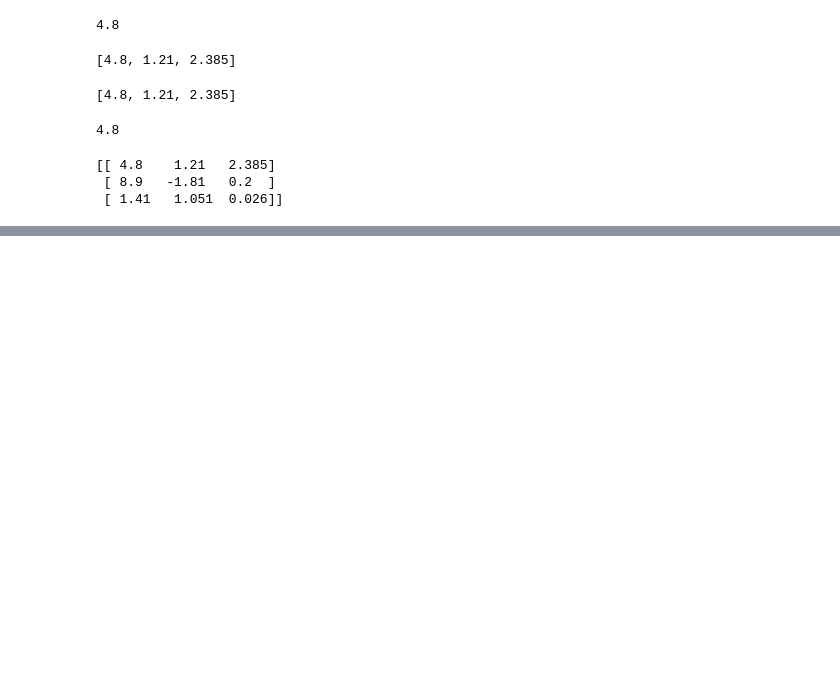
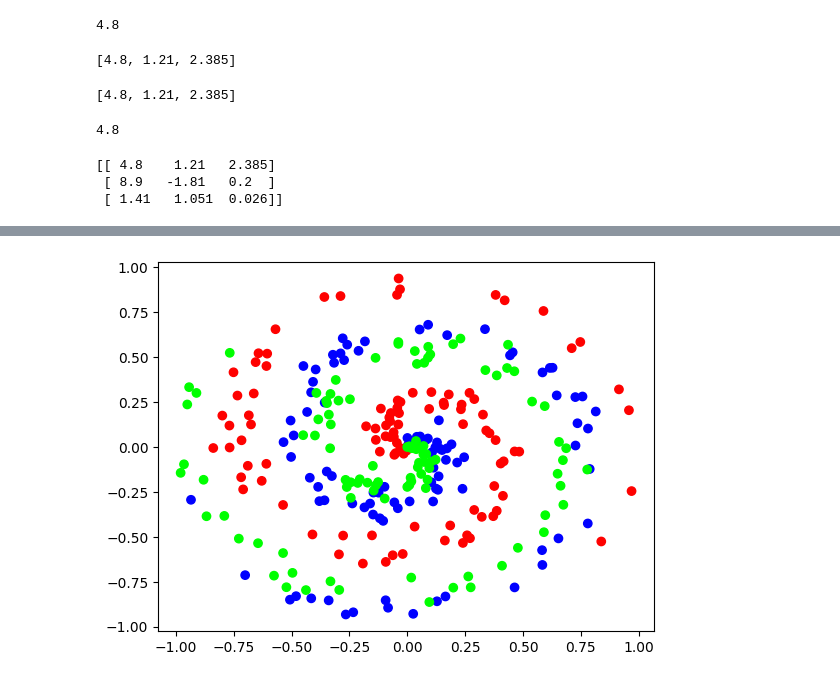
Before and after one commit to mteoraso/DL_Practices, a Jupyter notebook: neural_networks_from_scratch.ipynb, the cells around one changed output, grey strips where cells are left out. Drawn from its saved outputs; the diff is of its cells as text; code cells hidden in the pictures; blank space fills up the shorter version.

```diff
--- a/neural_networks_from_scratch.ipynb
+++ b/neural_networks_from_scratch.ipynb
@@ -119,0 +192,5 @@ print(outputs)
+# %%
+plt.scatter(X[:, 0], X[:,1], c=y, cmap='brg')
+plt.show()
+# %% [output]
+[figure, added]
```
Also changed, not shown: parts of 9 cells of this notebook.
